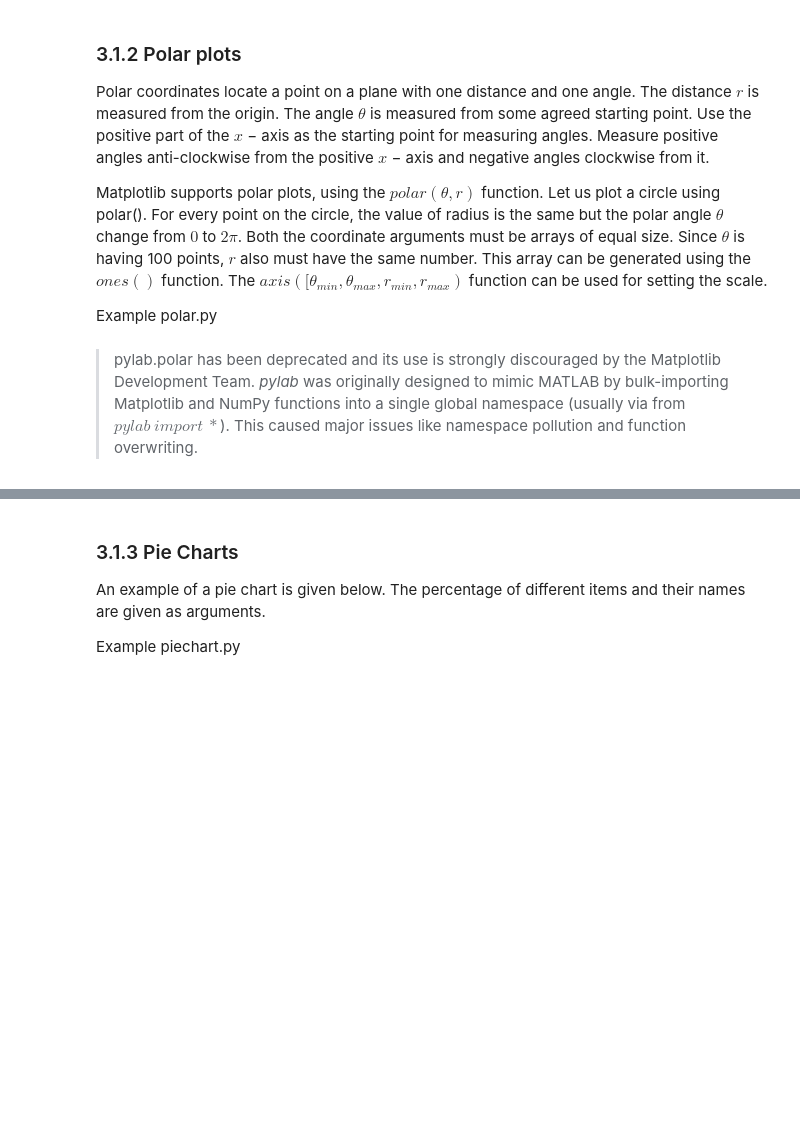
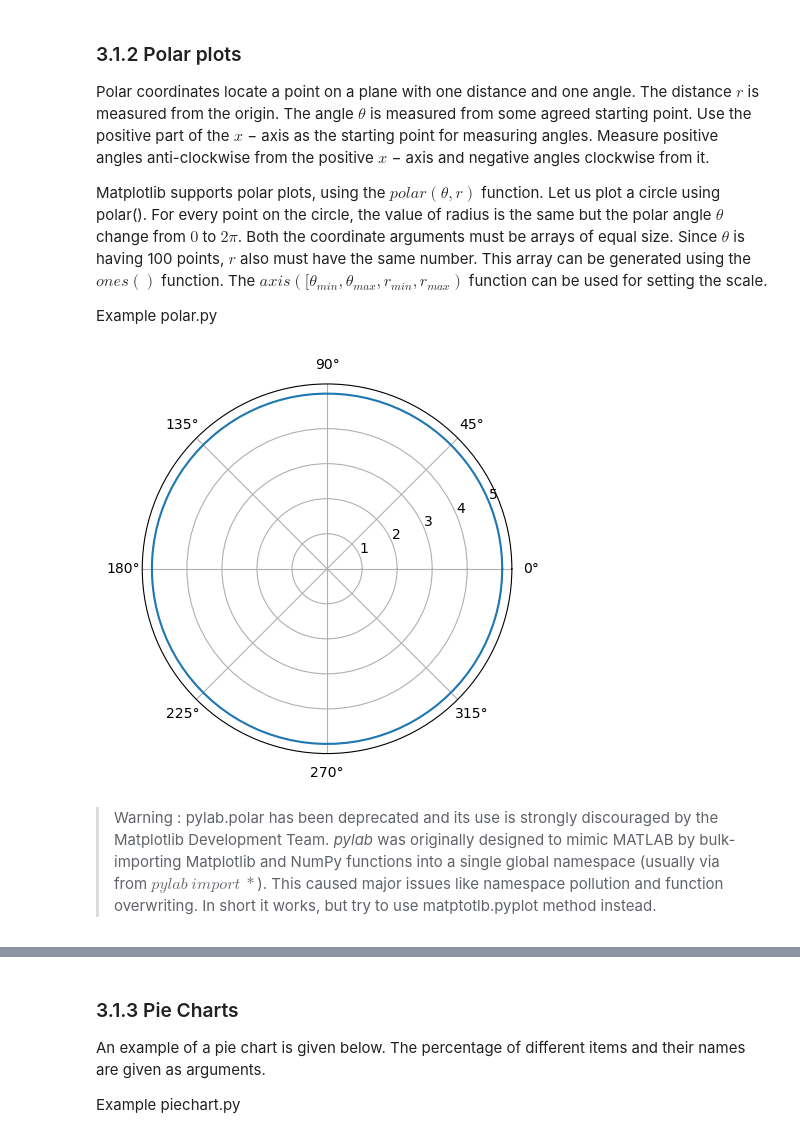
Before and after one commit to jacobantony987/python, a Jupyter notebook: 5SEC300 Python.ipynb, the cells around one changed output, grey strips where cells are left out. Drawn from its saved outputs; the diff is of its cells as text; code cells hidden in the pictures; blank space fills up the shorter version.

Commit message:
Polar plots updated
pylab.ploar() and preferred matplotlib.pyplot() solutions are updated

```diff
--- a/5SEC300 Python.ipynb
+++ b/5SEC300 Python.ipynb
@@ -1781,5 +1781,13 @@ negative angles clockwise from it.
 Matplotlib supports polar plots, using the $polar(\theta,r)$ function. Let us plot a circle using polar(). For every point on the circle, the value of radius is the same but the polar angle $\theta$ change from $0$ to $2\pi$. Both the coordinate arguments must be arrays of equal size. Since $\theta$ is having 100 points, $r$ also must have the same number. This array can be generated using the $ones()$ function. The $axis([\theta_{min}, \theta_{max}, r_{min}, r_{max})$ function can be used for setting the scale.
 
 Example polar.py
+# %%
+from pylab import *
+th = linspace(0,2*pi,100)
+r = 5 * ones(100) # radius = 5
+polar(th,r)
+show()
+# %% [output]
+[figure, added]
 # %% [markdown]
-> pylab.polar has been deprecated and its use is strongly discouraged by the Matplotlib Development Team. *pylab* was originally designed to mimic MATLAB by bulk-importing Matplotlib and NumPy functions into a single global namespace (usually via from $pylab\ import\ *$). This caused major issues like namespace pollution and function overwriting.
+> Warning : pylab.polar has been deprecated and its use is strongly discouraged by the Matplotlib Development Team. *pylab* was originally designed to mimic MATLAB by bulk-importing Matplotlib and NumPy functions into a single global namespace (usually via from $pylab\ import\ *$). This caused major issues like namespace pollution and function overwriting. In short it works, but try to use matptotlb.pyplot  method instead.
```
Also changed, not shown: parts of 67 cells of this notebook.
